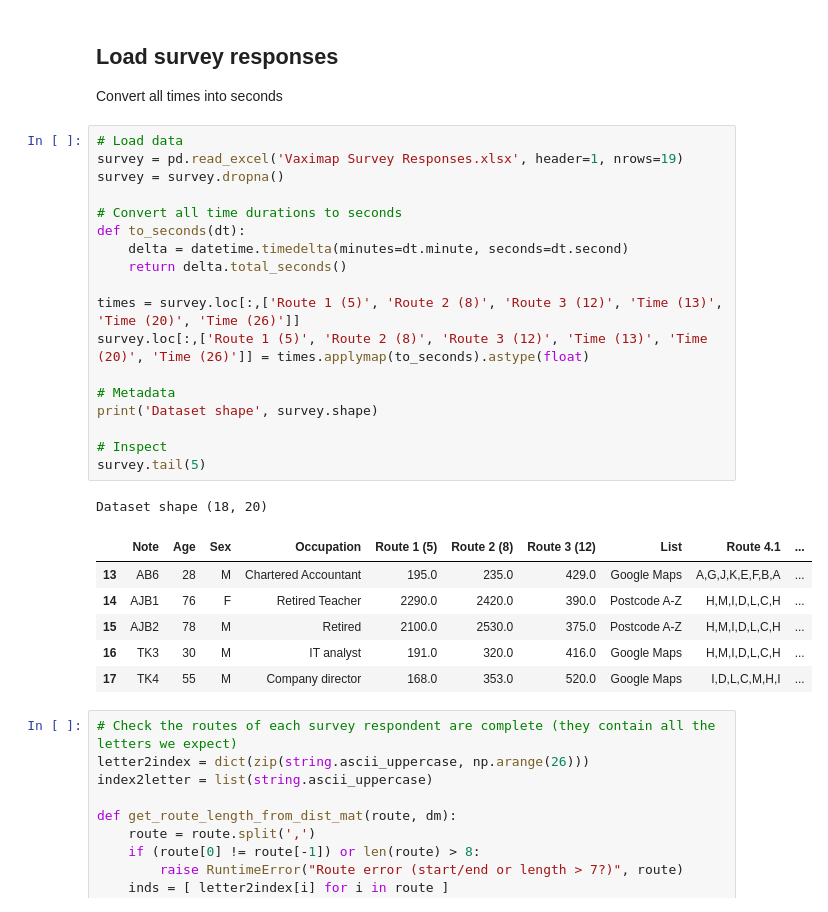
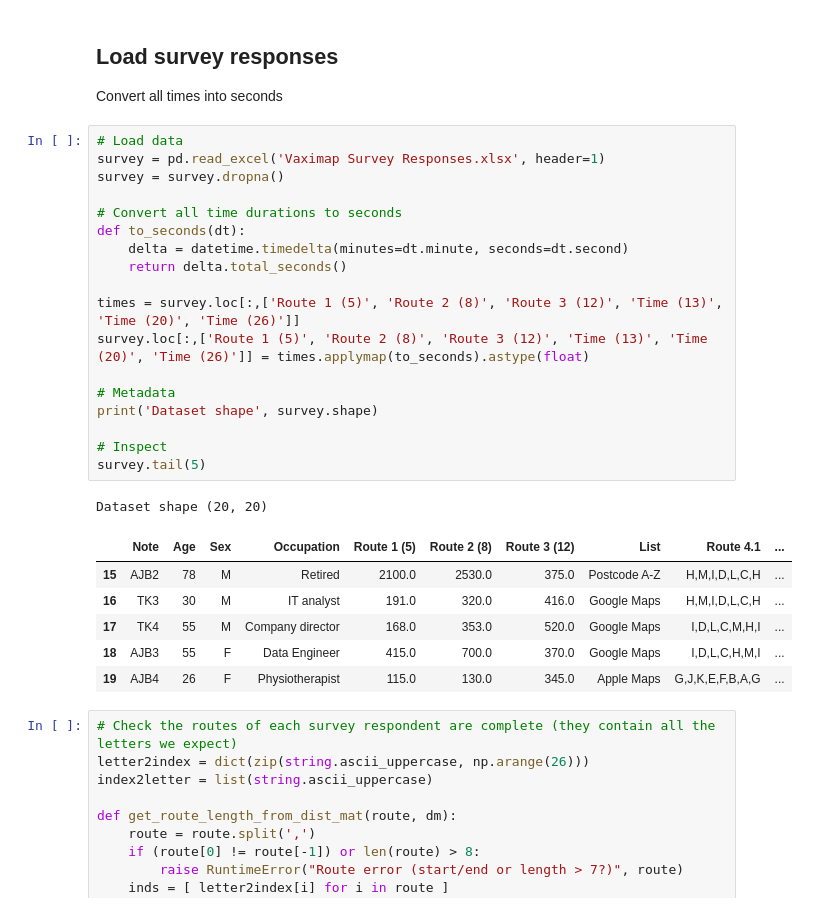
Before and after one commit to tomfrankkirk/vaximap_paper, a Jupyter notebook: survey/survey_analysis.ipynb, the cells around one changed output. Saved outputs shown, nothing was run; the diff lists cells and outputs as text.

```diff
--- a/survey/survey_analysis.ipynb
+++ b/survey/survey_analysis.ipynb
@@ -21,30 +21,30 @@ cmap = np.array(get_cmap('tab10').colors)
 Convert all times into seconds
 # %%
 # Load data
-survey = pd.read_excel('Vaximap Survey Responses.xlsx', header=1, nrows=19)
+survey = pd.read_excel('Vaximap Survey Responses.xlsx', header=1)
 survey = survey.dropna()
 
 # Convert all time durations to seconds
 def to_seconds(dt):
     delta = datetime.timedelta(minutes=dt.minute, seconds=dt.second)
     return delta.total_seconds()
 
 times = survey.loc[:,['Route 1 (5)', 'Route 2 (8)', 'Route 3 (12)', 'Time (13)', 'Time (20)', 'Time (26)']]
 survey.loc[:,['Route 1 (5)', 'Route 2 (8)', 'Route 3 (12)', 'Time (13)', 'Time (20)', 'Time (26)']] = times.applymap(to_seconds).astype(float)
 
 # Metadata
 print('Dataset shape', survey.shape)
 
 # Inspect
 survey.tail(5)
 # %% [output]
-Dataset shape (18, 20)
+Dataset shape (20, 20)
 |  | Note | Age | Sex | Occupation | Route 1 (5) | Route 2 (8) | Route 3 (12) | List | Route 4.1 | ... |
-| 13 | AB6 | 28 | M | Chartered Accountant | 195.0 | 235.0 | 429.0 | Google Maps | A,G,J,K,E,F,B,A | ... |
-| 14 | AJB1 | 76 | F | Retired Teacher | 2290.0 | 2420.0 | 390.0 | Postcode A-Z | H,M,I,D,L,C,H | ... |
 | 15 | AJB2 | 78 | M | Retired | 2100.0 | 2530.0 | 375.0 | Postcode A-Z | H,M,I,D,L,C,H | ... |
 | 16 | TK3 | 30 | M | IT analyst | 191.0 | 320.0 | 416.0 | Google Maps | H,M,I,D,L,C,H | ... |
 | 17 | TK4 | 55 | M | Company director | 168.0 | 353.0 | 520.0 | Google Maps | I,D,L,C,M,H,I | ... |
+| 18 | AJB3 | 55 | F | Data Engineer | 415.0 | 700.0 | 370.0 | Google Maps | I,D,L,C,H,M,I | ... |
+| 19 | AJB4 | 26 | F | Physiotherapist | 115.0 | 130.0 | 345.0 | Apple Maps | G,J,K,E,F,B,A,G | ... |
 # %%
 # Check the routes of each survey respondent are complete (they contain all the letters we expect)
 letter2index = dict(zip(string.ascii_uppercase, np.arange(26)))
```
Also changed, not shown: parts of 5 cells of this notebook, 24 other files.
